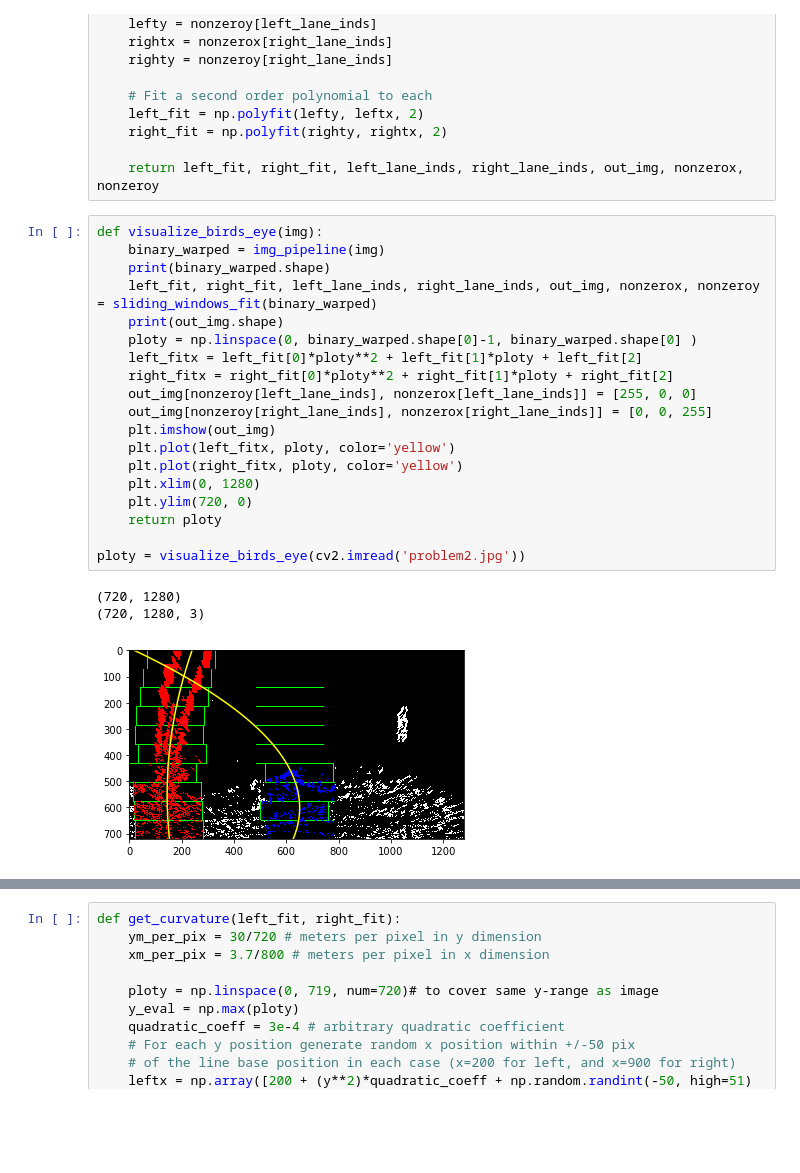
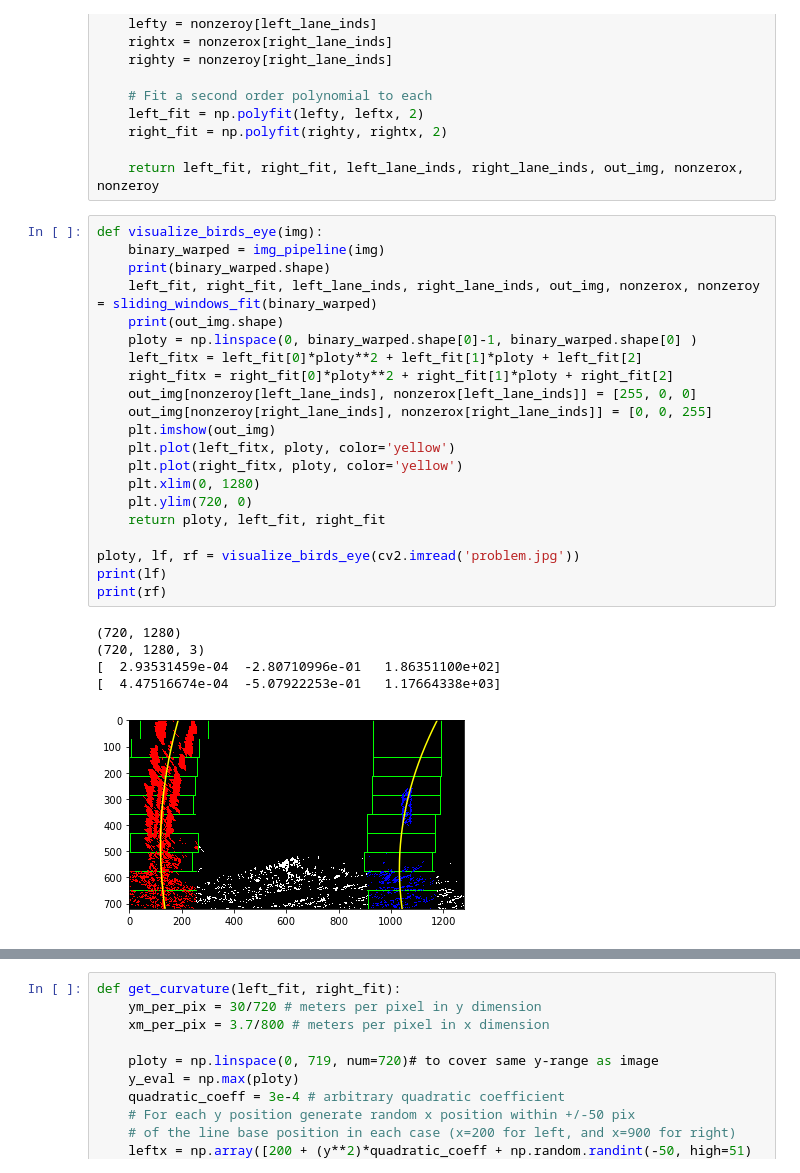
Before and after one commit to kmlee17/CarND-Advanced-Lane-Lines, a Jupyter notebook: advanced_lane_lines.ipynb, the cells around one changed output, grey strips where cells are left out. Saved outputs shown, nothing was run; the diff lists cells and outputs as text; blank space fills up the shorter version.

```diff
--- a/advanced_lane_lines.ipynb
+++ b/advanced_lane_lines.ipynb
@@ -178,24 +178,28 @@ def sliding_windows_fit(binary_warped):
 # %%
 def visualize_birds_eye(img):
     binary_warped = img_pipeline(img)
     print(binary_warped.shape)
     left_fit, right_fit, left_lane_inds, right_lane_inds, out_img, nonzerox, nonzeroy = sliding_windows_fit(binary_warped)
     print(out_img.shape)
     ploty = np.linspace(0, binary_warped.shape[0]-1, binary_warped.shape[0] )
     left_fitx = left_fit[0]*ploty**2 + left_fit[1]*ploty + left_fit[2]
     right_fitx = right_fit[0]*ploty**2 + right_fit[1]*ploty + right_fit[2]
     out_img[nonzeroy[left_lane_inds], nonzerox[left_lane_inds]] = [255, 0, 0]
     out_img[nonzeroy[right_lane_inds], nonzerox[right_lane_inds]] = [0, 0, 255]
     plt.imshow(out_img)
     plt.plot(left_fitx, ploty, color='yellow')
     plt.plot(right_fitx, ploty, color='yellow')
     plt.xlim(0, 1280)
     plt.ylim(720, 0)
-    return ploty
+    return ploty, left_fit, right_fit
 
-ploty = visualize_birds_eye(cv2.imread('problem2.jpg'))
+ploty, lf, rf = visualize_birds_eye(cv2.imread('problem.jpg'))
+print(lf)
+print(rf)
 # %% [output]
 (720, 1280)
 (720, 1280, 3)
+[  2.93531459e-04  -2.80710996e-01   1.86351100e+02]
+[  4.47516674e-04  -5.07922253e-01   1.17664338e+03]
-[figure, old version]
+[figure, new version]
 # %%
```
Also changed, not shown: parts of 5 cells of this notebook, 2 other files.
